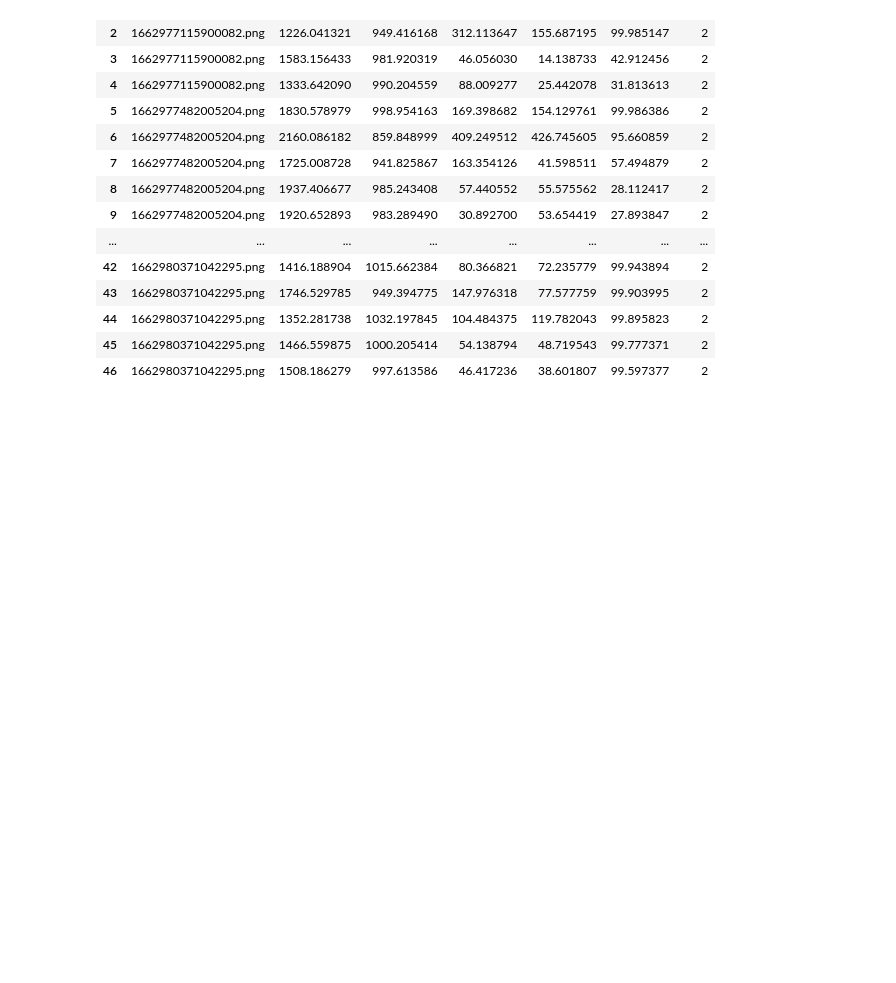
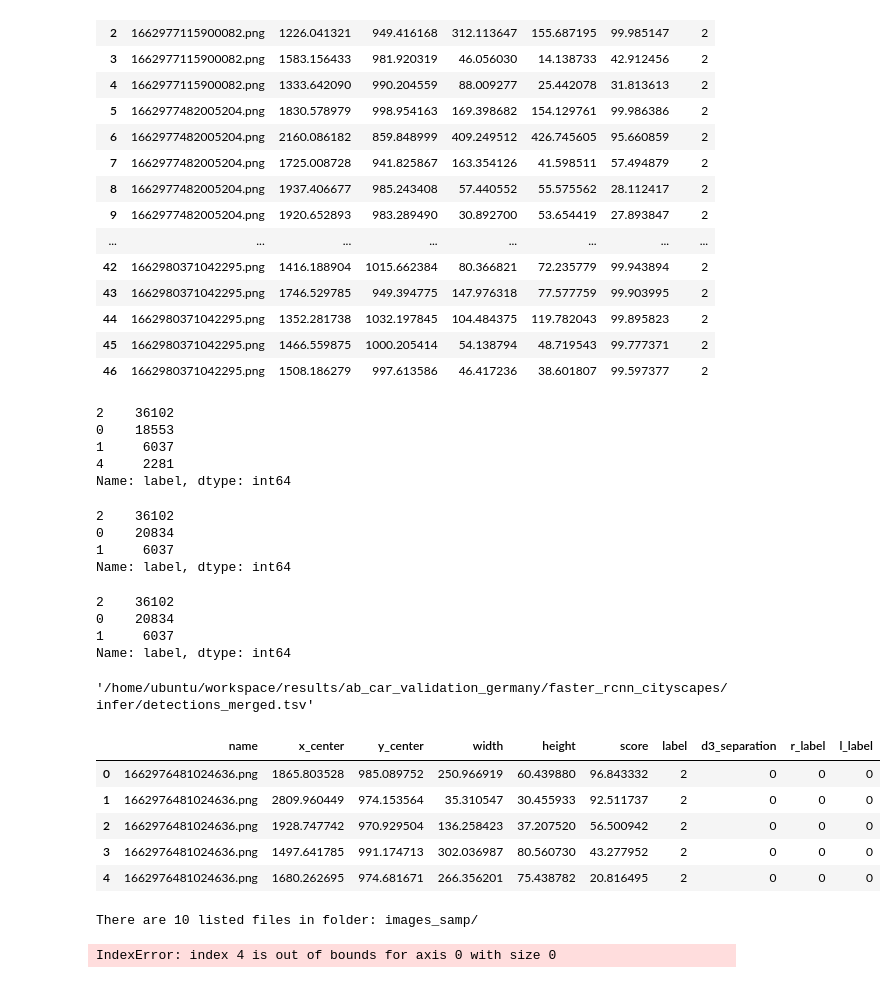
Before and after one commit to ZivKassnerAB/Co-DETR, a Jupyter notebook: INFER.ipynb, the cells around one changed output. Cells and saved outputs as stored; diff of their text form; code cells hidden in the pictures; blank space fills up the shorter version.

```diff
--- a/INFER.ipynb
+++ b/INFER.ipynb
@@ -288,3 +288,22 @@ det_nms
 | 44 | 1662980371042295.png | 1352.281738 | 1032.197845 | 104.484375 | 119.782043 | 99.895823 | 2 |
 | 45 | 1662980371042295.png | 1466.559875 | 1000.205414 | 54.138794 | 48.719543 | 99.777371 | 2 |
 | 46 | 1662980371042295.png | 1508.186279 | 997.613586 | 46.417236 | 38.601807 | 99.597377 | 2 |
+# %%
+det_path = '/home/ubuntu/workspace/results/ab_car_validation_germany/faster_rcnn_cityscapes/infer/detections.tsv'
+det = pd.read_csv(det_path, sep = '\t')
+det.label.value_counts()
+# %% [output]
+2    36102
+0    18553
+1     6037
+4     2281
+Name: label, dtype: int64
+# %%
+det[det['label'] == 4] = 0
+det[['d3_separation', 'r_label', 'l_label']] = 0
+det.label.value_counts()
+# %% [output]
+2    36102
+0    20834
+1     6037
+Name: label, dtype: int64
@@ -290,0 +312,21 @@ det_nms
+# %%
+det = pd.read_csv(det_path.replace('.tsv', '_merged.tsv'), sep = '\t')
+det.label.value_counts()
+# %% [output]
+2    36102
+0    20834
+1     6037
+Name: label, dtype: int64
+# %%
+det_path.replace('.tsv', '_merged.tsv')
+# %% [output]
+'/home/ubuntu/workspace/results/ab_car_validation_germany/faster_rcnn_cityscapes/infer/detections_merged.tsv'
+# %%
+det.head()
+# %% [output]
+|  | name | x_center | y_center | width | height | score | label | d3_separation | r_label | l_label |
+| 0 | 1662976481024636.png | 1865.803528 | 985.089752 | 250.966919 | 60.439880 | 96.843332 | 2 | 0 | 0 | 0 |
+| 1 | 1662976481024636.png | 2809.960449 | 974.153564 | 35.310547 | 30.455933 | 92.511737 | 2 | 0 | 0 | 0 |
+| 2 | 1662976481024636.png | 1928.747742 | 970.929504 | 136.258423 | 37.207520 | 56.500942 | 2 | 0 | 0 | 0 |
+| 3 | 1662976481024636.png | 1497.641785 | 991.174713 | 302.036987 | 80.560730 | 43.277952 | 2 | 0 | 0 | 0 |
+| 4 | 1662976481024636.png | 1680.262695 | 974.681671 | 266.356201 | 75.438782 | 20.816495 | 2 | 0 | 0 | 0 |
@@ -290,0 +337,21 @@ det_nms
+# %%
+predict(
+    model_type='mmdet',
+    model_path='/home/ubuntu/git/Co-DETR/weights/mask_rcnn_r50_fpn_1x_cityscapes_20201211_133733-d2858245.pth',
+    model_config_path='/home/ubuntu/git/Co-DETR/configs/cityscapes/mask_rcnn_r50_fpn_1x_cityscapes.py',
+    model_device=device,
+    model_confidence_threshold=0.1,
+    source='/home/ubuntu/workspace/datasets/ab_car_validation_germany/images_samp',
+    slice_height=1280,
+    slice_width=1280,
+    overlap_height_ratio=0.1,
+    overlap_width_ratio=0.1,
+    novisual=True,
+    export_pickle=True,
+    project='/home/ubuntu/workspace/results/ab_car_validation_germany/mask_rcnn_cityscapes/infer',
+    name='mask_trials',
+    no_sliced_prediction=True
+)
+# %% [output]
+There are 10 listed files in folder: images_samp/
+IndexError: index 4 is out of bounds for axis 0 with size 0
```
Also changed, not shown: parts of 3 cells of this notebook, 5 other files.
